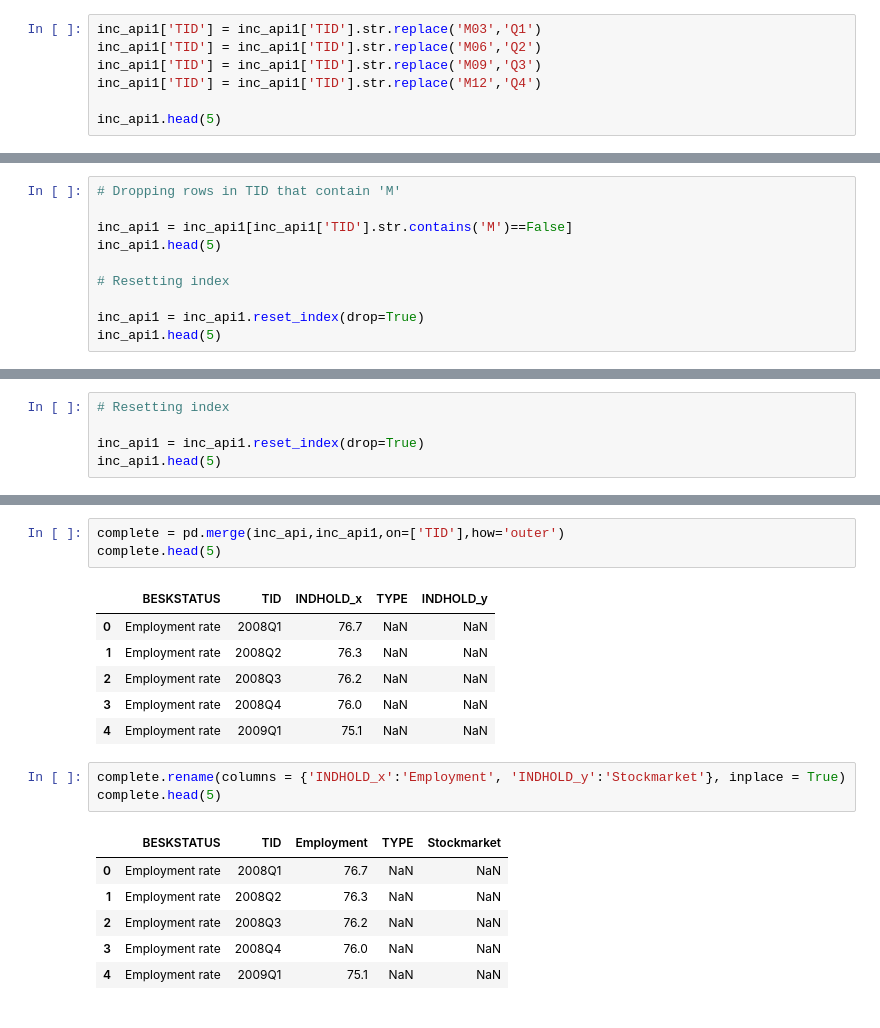
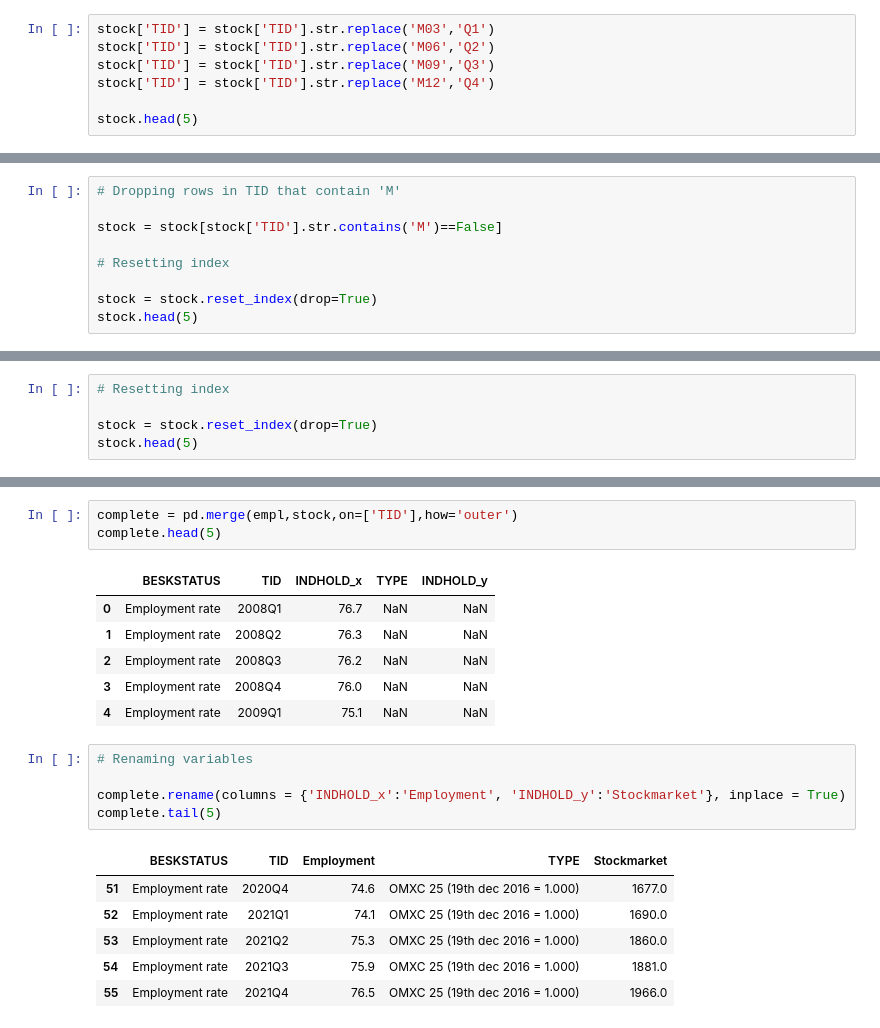
Before and after one commit to JonaDelaney/projects-2022-mmf, a Jupyter notebook: dataproject/Maiwand.ipynb, the cells around one changed output, grey strips where cells are left out. Saved outputs shown, nothing was run; the diff lists cells and outputs as text.

```diff
--- a/dataproject/Maiwand.ipynb
+++ b/dataproject/Maiwand.ipynb
@@ -205,12 +212,12 @@ TID        object
 INDHOLD     int64
 dtype: object
 # %%
-inc_api1['TID'] = inc_api1['TID'].str.replace('M03','Q1')
-inc_api1['TID'] = inc_api1['TID'].str.replace('M06','Q2')
-inc_api1['TID'] = inc_api1['TID'].str.replace('M09','Q3')
-inc_api1['TID'] = inc_api1['TID'].str.replace('M12','Q4')
+stock['TID'] = stock['TID'].str.replace('M03','Q1')
+stock['TID'] = stock['TID'].str.replace('M06','Q2')
+stock['TID'] = stock['TID'].str.replace('M09','Q3')
+stock['TID'] = stock['TID'].str.replace('M12','Q4')
 
-inc_api1.head(5)
+stock.head(5)
 # %% [output]
 |  | TYPE | TID | INDHOLD |
 | 251 | OMXC 25 (19th dec 2016 = 1.000) | 2016Q4 | 1016 |
@@ -221,13 +228,12 @@ inc_api1.head(5)
 # %%
 # Dropping rows in TID that contain 'M'
 
-inc_api1 = inc_api1[inc_api1['TID'].str.contains('M')==False]
-inc_api1.head(5)
+stock = stock[stock['TID'].str.contains('M')==False]
 
 # Resetting index
 
-inc_api1 = inc_api1.reset_index(drop=True)
-inc_api1.head(5)
+stock = stock.reset_index(drop=True)
+stock.head(5)
 # %% [output]
 |  | TYPE | TID | INDHOLD |
 | 0 | OMXC 25 (19th dec 2016 = 1.000) | 2016Q4 | 1016 |
@@ -238,8 +244,8 @@ inc_api1.head(5)
 # %%
 # Resetting index
 
-inc_api1 = inc_api1.reset_index(drop=True)
-inc_api1.head(5)
+stock = stock.reset_index(drop=True)
+stock.head(5)
 # %% [output]
 |  | TYPE | TID | INDHOLD |
 | 0 | OMXC 25 (19th dec 2016 = 1.000) | 2016Q4 | 1016 |
@@ -257,7 +263,7 @@ inc_api1.plot(x = 'TID', y = 'INDHOLD', kind = 'line')
 # %% [markdown]
 **Merging data**
 # %%
-complete = pd.merge(inc_api,inc_api1,on=['TID'],how='outer')
+complete = pd.merge(empl,stock,on=['TID'],how='outer')
 complete.head(5)
 # %% [output]
 |  | BESKSTATUS | TID | INDHOLD_x | TYPE | INDHOLD_y |
@@ -267,12 +273,14 @@ complete.head(5)
 | 3 | Employment rate | 2008Q4 | 76.0 | NaN | NaN |
 | 4 | Employment rate | 2009Q1 | 75.1 | NaN | NaN |
 # %%
+# Renaming variables
+
 complete.rename(columns = {'INDHOLD_x':'Employment', 'INDHOLD_y':'Stockmarket'}, inplace = True)
-complete.head(5)
+complete.tail(5)
 # %% [output]
 |  | BESKSTATUS | TID | Employment | TYPE | Stockmarket |
-| 0 | Employment rate | 2008Q1 | 76.7 | NaN | NaN |
-| 1 | Employment rate | 2008Q2 | 76.3 | NaN | NaN |
-| 2 | Employment rate | 2008Q3 | 76.2 | NaN | NaN |
-| 3 | Employment rate | 2008Q4 | 76.0 | NaN | NaN |
-| 4 | Employment rate | 2009Q1 | 75.1 | NaN | NaN |
+| 51 | Employment rate | 2020Q4 | 74.6 | OMXC 25 (19th dec 2016 = 1.000) | 1677.0 |
+| 52 | Employment rate | 2021Q1 | 74.1 | OMXC 25 (19th dec 2016 = 1.000) | 1690.0 |
+| 53 | Employment rate | 2021Q2 | 75.3 | OMXC 25 (19th dec 2016 = 1.000) | 1860.0 |
+| 54 | Employment rate | 2021Q3 | 75.9 | OMXC 25 (19th dec 2016 = 1.000) | 1881.0 |
+| 55 | Employment rate | 2021Q4 | 76.5 | OMXC 25 (19th dec 2016 = 1.000) | 1966.0 |
```
Also changed, not shown: parts of 12 cells of this notebook.
